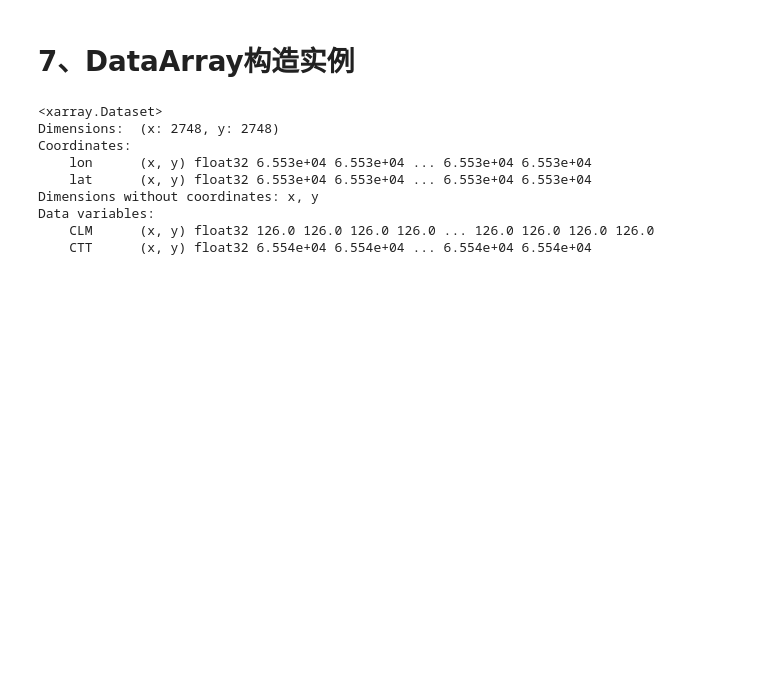
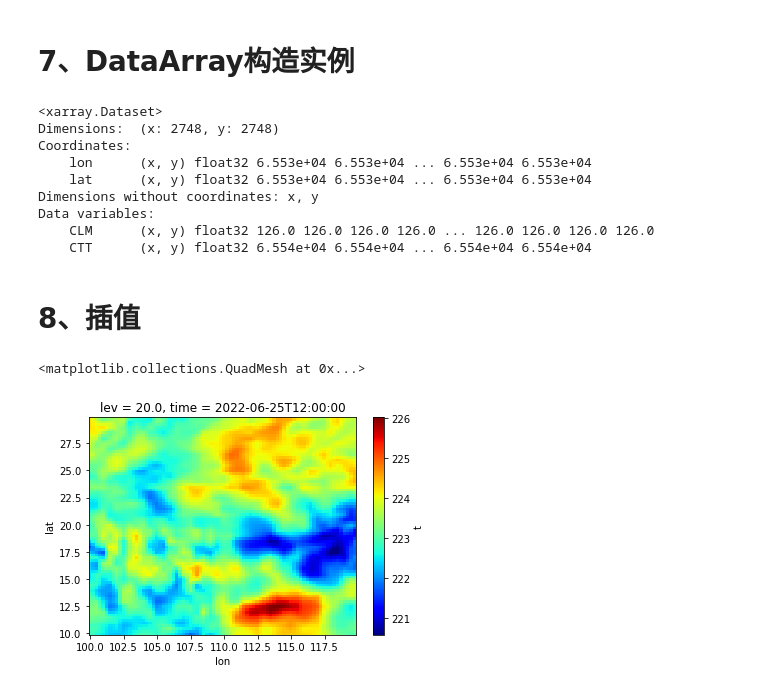
Before and after one commit to whpldgs/tec, a Jupyter notebook: xarray_tec.ipynb, the cells around one changed output. Saved outputs shown, nothing was run; the diff lists cells and outputs as text; code cells hidden in the pictures; blank space fills up the shorter version.

```diff
--- a/xarray_tec.ipynb
+++ b/xarray_tec.ipynb
@@ -395,3 +395,19 @@ Dimensions without coordinates: x, y
 Data variables:
     CLM      (x, y) float32 126.0 126.0 126.0 126.0 ... 126.0 126.0 126.0 126.0
     CTT      (x, y) float32 6.554e+04 6.554e+04 ... 6.554e+04 6.554e+04
+# %% [markdown]
+# 8、插值
+# %%
+from xgrads import CtlDescriptor, open_CtlDataset
+import numpy as np
+
+# infile = '/home/wanghao/Python/Coop_data/GRAPES_3km/AGRI/2022062512/post.ctl_202206251202400'
+infile = 'F:/Python/Coop_data/GRAPES_3km/AGRI/2022062512/post.ctl_202206251200000'
+dset = open_CtlDataset(CtlDescriptor(file=infile))
+
+t_field = dset['t'].interp(lat=np.arange(10,30,0.25), lon=np.arange(100,120,0.25), method='linear')
+
+t_field[0,1,...].plot(cmap='jet')
+# %% [output]
+<matplotlib.collections.QuadMesh at 0x...>
+[figure, added]
```
Also changed, not shown: parts of 1 cell of this notebook, 4 other files.
